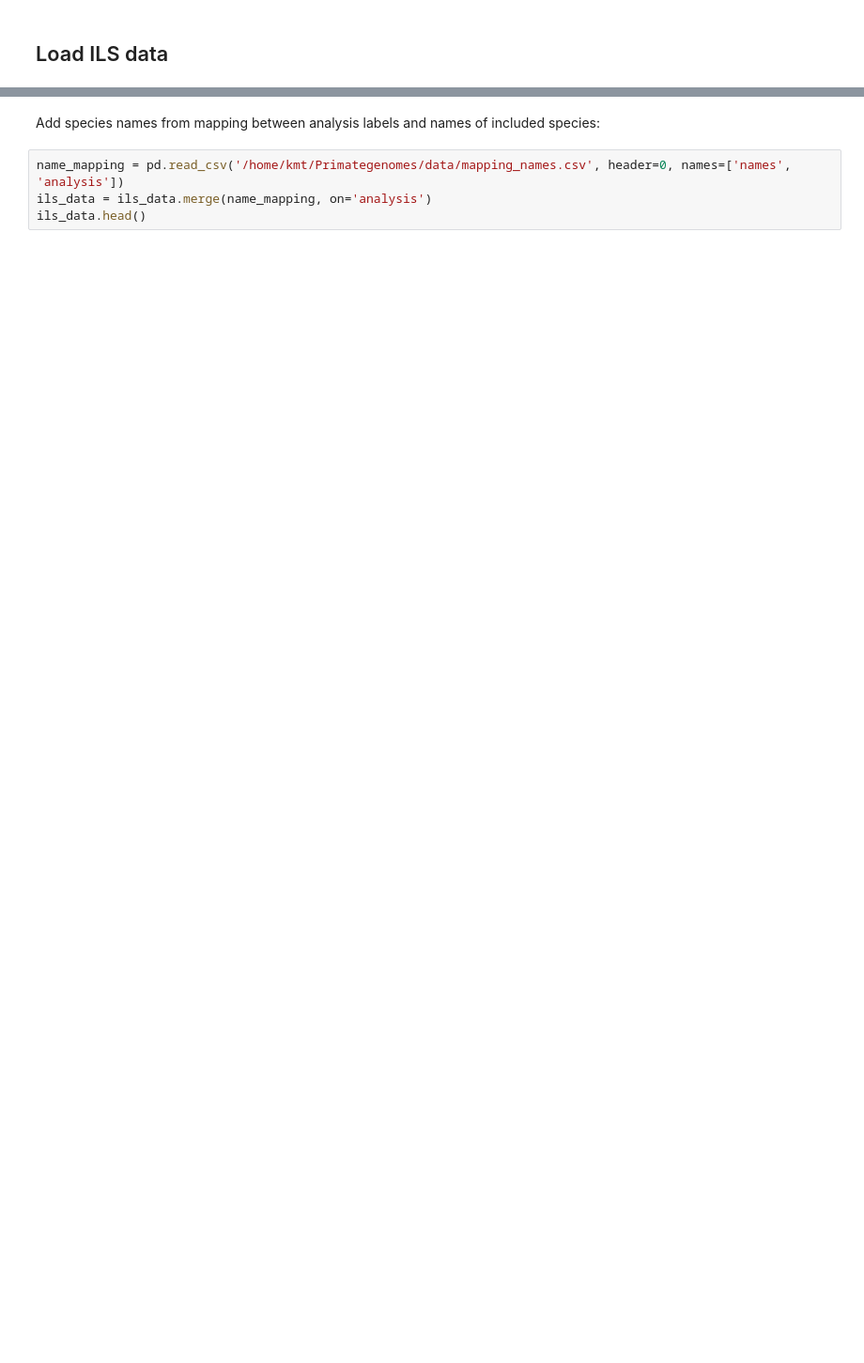
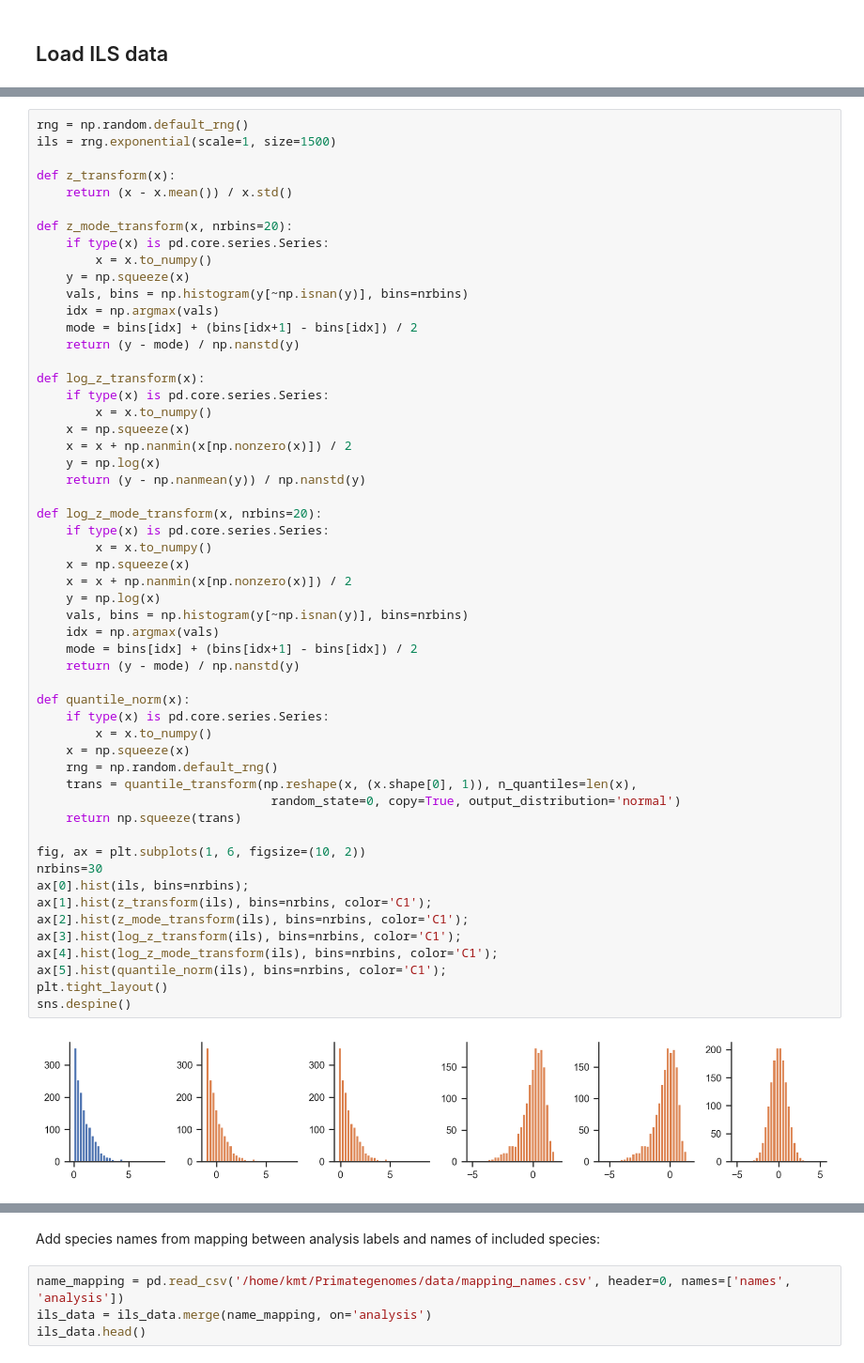
Before and after one commit to kaspermunch/primate-ils, a Jupyter notebook: notebooks/nb01_compile_ils_data.ipynb, the cells around one changed output, grey strips where cells are left out. Shown at 94% size. Saved outputs shown, nothing was run; the diff lists cells and outputs as text; blank space fills up the shorter version.

```diff
--- a/notebooks/nb01_compile_ils_data.ipynb
+++ b/notebooks/nb01_compile_ils_data.ipynb
@@ -97,0 +111,56 @@ sns.distplot(ils_data.propils_z_score) ;
+# %%
+rng = np.random.default_rng()
+ils = rng.exponential(scale=1, size=1500)
+
+def z_transform(x):
+    return (x - x.mean()) / x.std()
+
+def z_mode_transform(x, nrbins=20):
+    if type(x) is pd.core.series.Series:
+        x = x.to_numpy()
+    y = np.squeeze(x)
+    vals, bins = np.histogram(y[~np.isnan(y)], bins=nrbins)
+    idx = np.argmax(vals)
+    mode = bins[idx] + (bins[idx+1] - bins[idx]) / 2
+    return (y - mode) / np.nanstd(y)
+
+def log_z_transform(x):
+    if type(x) is pd.core.series.Series:
+        x = x.to_numpy()
+    x = np.squeeze(x)
+    x = x + np.nanmin(x[np.nonzero(x)]) / 2
+    y = np.log(x)
+    return (y - np.nanmean(y)) / np.nanstd(y)
+
+def log_z_mode_transform(x, nrbins=20):
+    if type(x) is pd.core.series.Series:
+        x = x.to_numpy()
+    x = np.squeeze(x)
+    x = x + np.nanmin(x[np.nonzero(x)]) / 2
+    y = np.log(x)
+    vals, bins = np.histogram(y[~np.isnan(y)], bins=nrbins)
+    idx = np.argmax(vals)
+    mode = bins[idx] + (bins[idx+1] - bins[idx]) / 2
+    return (y - mode) / np.nanstd(y)
+
+def quantile_norm(x):
+    if type(x) is pd.core.series.Series:
+        x = x.to_numpy()
+    x = np.squeeze(x)
+    rng = np.random.default_rng()
+    trans = quantile_transform(np.reshape(x, (x.shape[0], 1)), n_quantiles=len(x),
+                                random_state=0, copy=True, output_distribution='normal')
+    return np.squeeze(trans)
+
+fig, ax = plt.subplots(1, 6, figsize=(10, 2))
+nrbins=30
+ax[0].hist(ils, bins=nrbins);
+ax[1].hist(z_transform(ils), bins=nrbins, color='C1');
+ax[2].hist(z_mode_transform(ils), bins=nrbins, color='C1');
+ax[3].hist(log_z_transform(ils), bins=nrbins, color='C1');
+ax[4].hist(log_z_mode_transform(ils), bins=nrbins, color='C1');
+ax[5].hist(quantile_norm(ils), bins=nrbins, color='C1');
+plt.tight_layout()
+sns.despine()
+# %% [output]
+[figure, added]
```
Also changed, not shown: parts of 13 cells of this notebook.
